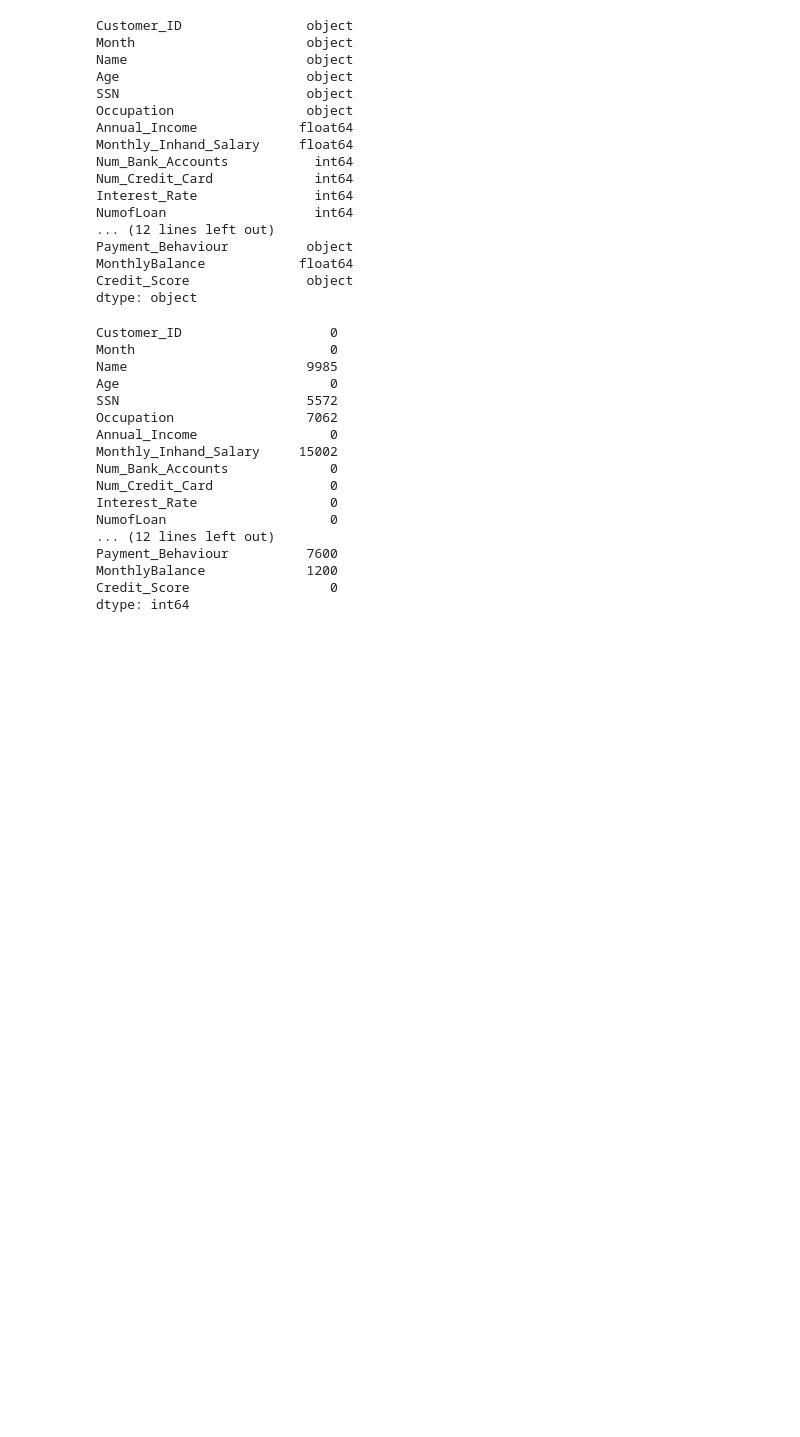
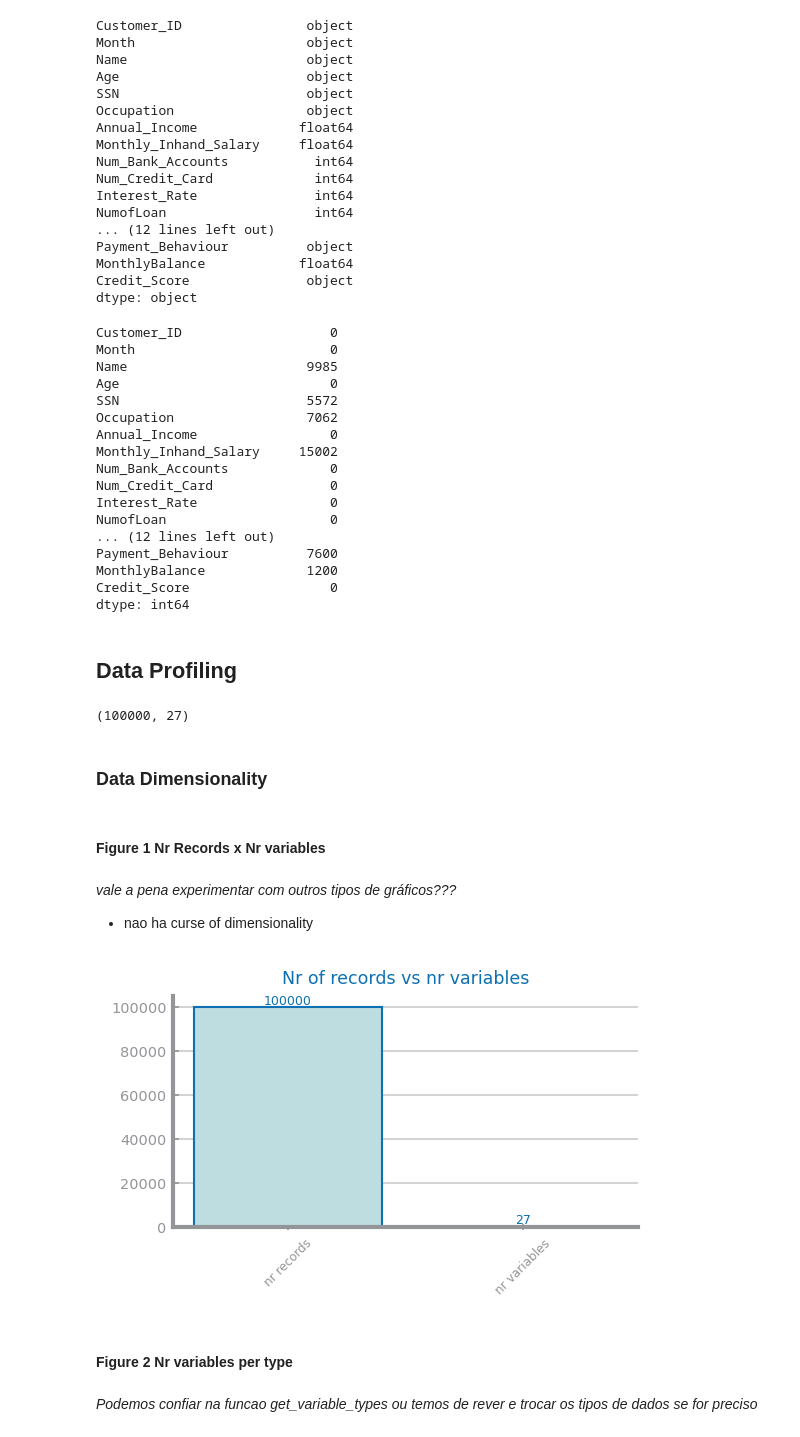
Before and after one commit to franciscoAbreuTecnico/Data-Science-IST, a Jupyter notebook: dataset_services/classification_dataset_2.ipynb, the cells around one changed output. Cells and saved outputs as stored; diff of their text form; code cells hidden in the pictures; blank space fills up the shorter version.

```diff
--- a/dataset_services/classification_dataset_2.ipynb
+++ b/dataset_services/classification_dataset_2.ipynb
@@ -100,3 +107,39 @@ Payment_Behaviour          7600
 MonthlyBalance             1200
 Credit_Score                  0
 dtype: int64
+# %% [markdown]
+## Data Profiling
+# %%
+from pandas import DataFrame
+
+filename = 'class_credit_score.csv'
+file_tag = 'credit_score'
+dataset: DataFrame = pd.read_csv(filename, index_col='ID', sep=',', decimal='.', na_values='')
+
+dataset.shape
+# %% [output]
+(100000, 27)
+# %% [markdown]
+### Data Dimensionality
+# %% [markdown]
+#### Figure 1 Nr Records x Nr variables
+# %% [markdown]
+*vale a pena experimentar com outros tipos de gráficos???*
+- nao ha curse of dimensionality
+# %%
+from matplotlib.pyplot import figure, savefig, show
+from dslabs_functions import plot_bar_chart
+
+figure(figsize=(4, 2))
+values: dict[str, int] = {"nr records": dataset.shape[0], "nr variables": dataset.shape[1]}
+plot_bar_chart(
+    list(values.keys()), list(values.values()), title="Nr of records vs nr variables"
+)
+savefig(f"images/fig_1_records_variables.png")
+show()
+# %% [output]
+[figure, added]
+# %% [markdown]
+#### Figure 2 Nr variables per type
+# %% [markdown]
+*Podemos confiar na funcao get_variable_types ou temos de rever e trocar os tipos de dados se for preciso*
```
Also changed, not shown: parts of 14 cells of this notebook, 7 other files.
